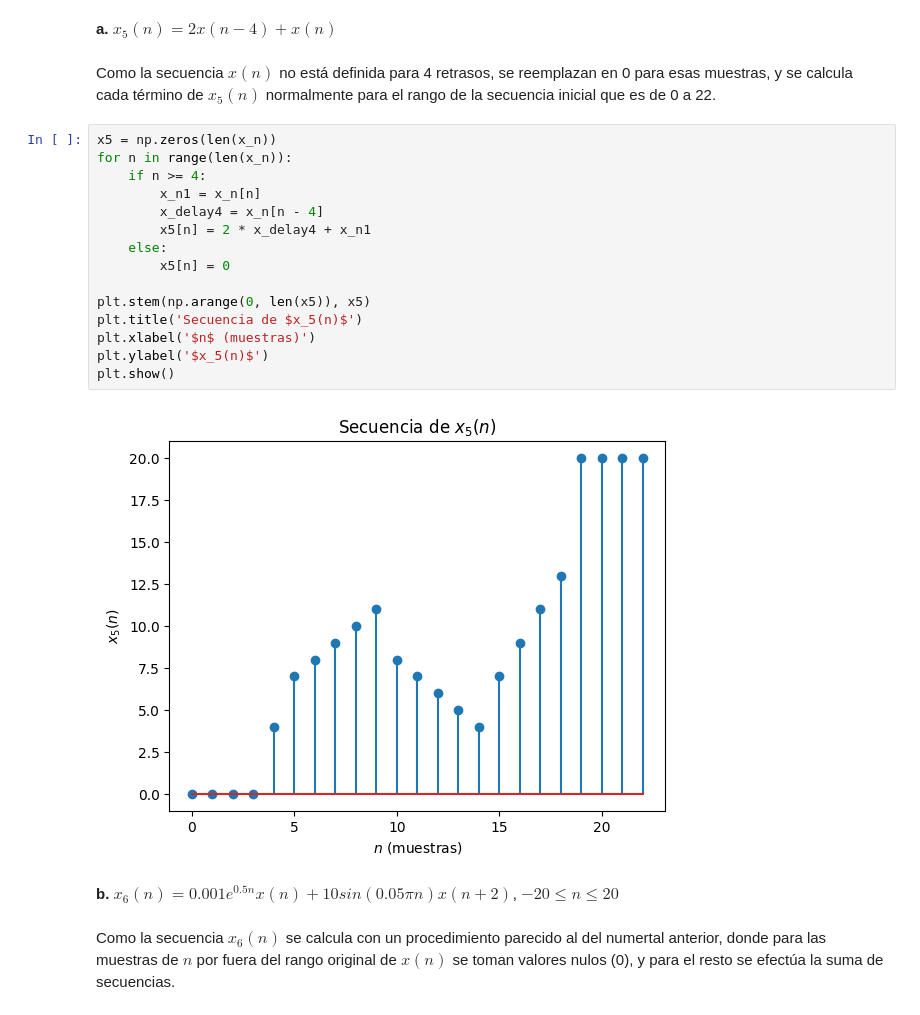
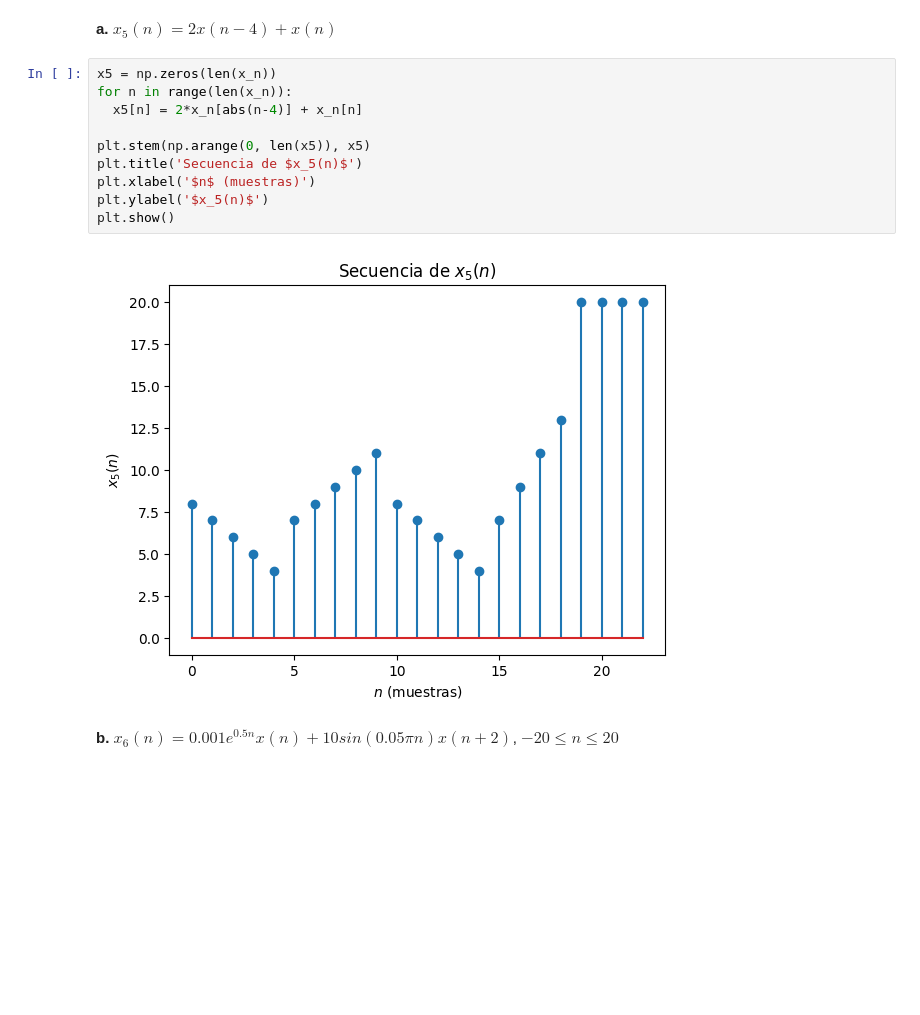
Before and after one commit to marianayarce1224/lab_biosenales, a Jupyter notebook: PRACTICA2/P2_Python_G3.ipynb, the cells around one changed output. Saved outputs shown, nothing was run; the diff lists cells and outputs as text; blank space fills up the shorter version.

```diff
--- a/PRACTICA2/P2_Python_G3.ipynb
+++ b/PRACTICA2/P2_Python_G3.ipynb
@@ -255,29 +254,20 @@ plt.show()
 [figure]
 # %% [markdown]
 <b>a.</b> $x_5(n) = 2x(n − 4) + x(n)$
-# %% [markdown]
-Como la secuencia $x(n)$ no está definida para 4 retrasos, se reemplazan en 0 para esas muestras, y se calcula cada término de $x_5(n)$ normalmente para el rango de la secuencia inicial que es de 0 a 22.
 # %%
 x5 = np.zeros(len(x_n))
 for n in range(len(x_n)):
-    if n >= 4:
-        x_n1 = x_n[n]
-        x_delay4 = x_n[n - 4]
-        x5[n] = 2 * x_delay4 + x_n1
-    else:
-        x5[n] = 0
+  x5[n] = 2*x_n[abs(n-4)] + x_n[n]
 
 plt.stem(np.arange(0, len(x5)), x5)
 plt.title('Secuencia de $x_5(n)$')
 plt.xlabel('$n$ (muestras)')
 plt.ylabel('$x_5(n)$')
 plt.show()
 # %% [output]
-[figure, old version]
+[figure, new version]
 # %% [markdown]
 <b>b.</b> $x_6(n)=0.001e^{0.5n}x(n) + 10sin(0.05πn) x(n + 2)$, $−20≤n≤ 20$
-# %% [markdown]
-Como la secuencia $x_6(n)$ se calcula con un procedimiento parecido al del numertal anterior, donde para las muestras de $n$ por fuera del rango original de $x(n)$ se toman valores nulos (0), y para el resto se efectúa la suma de secuencias.
 # %%
 x6 = np.zeros(len(x_n))
 for n in range(-20, 21):
```
Also changed, not shown: parts of 7 cells of this notebook.
